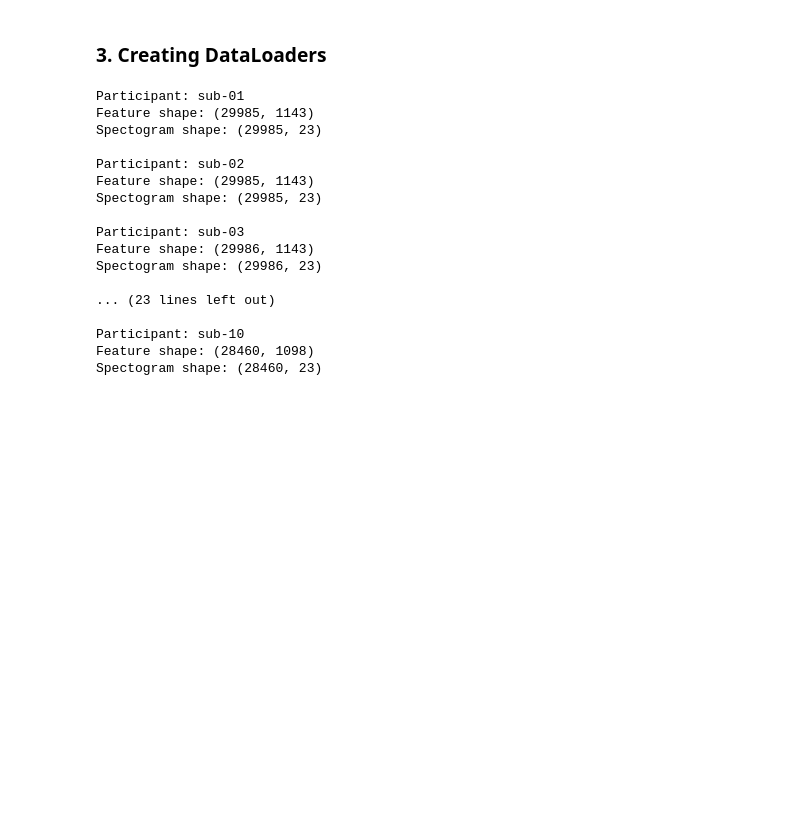
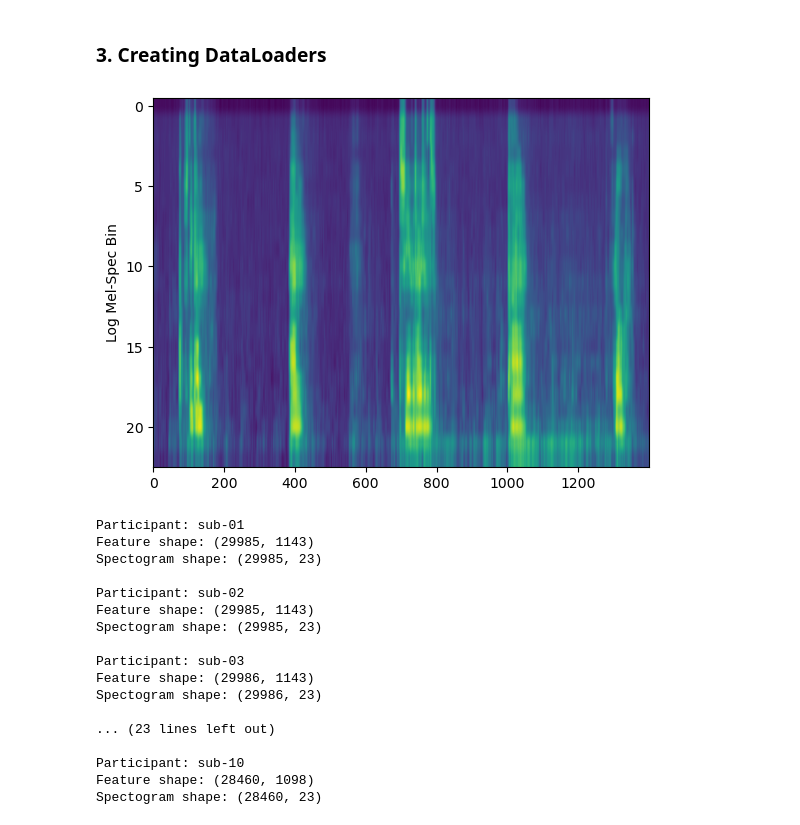
Before and after one commit to vandahalasi/BRAIN2SPEECH_LesssGoo, a Jupyter notebook: data_discovery_pre_processing.ipynb, the cells around one changed output. Drawn from its saved outputs; the diff is of its cells as text; code cells hidden in the pictures; blank space fills up the shorter version.

Commit message:
Added spectogram

```diff
--- a/data_discovery_pre_processing.ipynb
+++ b/data_discovery_pre_processing.ipynb
@@ -29,3 +30,8 @@ with zipfile.ZipFile(zip_file, 'r') as zip_ref:
+# %%
+#downloading zip file
+r = requests.get("https://osf.io/download/g6q5m")
+z = zipfile.ZipFile(io.BytesIO(r.content))
+z.extractall("./")
 # %% [markdown]
 ### Loading participant info
 # %%
@@ -116,6 +122,10 @@ hilbert_demo()
 preprocessed_ds = []
 for p_id in p_ids:
     preprocessed_ds.append(PreProcessedData(p_id,DEFAULT_FEATURES_PATH))
+# %%
+preprocessed_ds[0].display_spectogram()
+# %% [output]
+[figure, added]
 # %%
 for pre_ds in preprocessed_ds:
     model = pre_ds.get_model()
```
Also changed, not shown: parts of 3 cells of this notebook, 1 other file.
